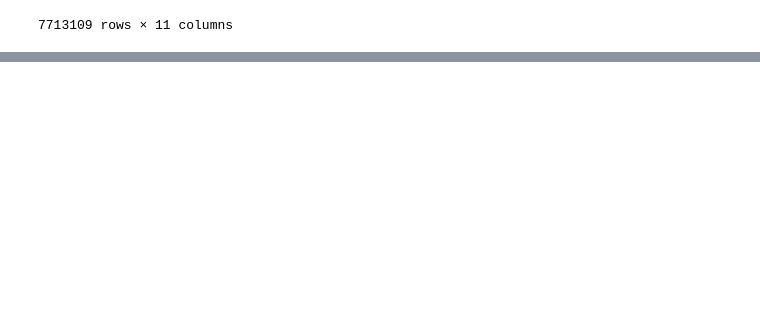
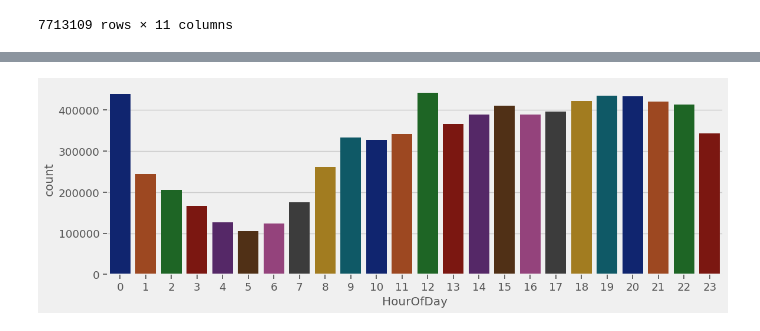
Before and after one commit to ruelanthonyb/Crime-Analysis-Project, a Jupyter notebook: Project 3 - Part 1 (Core).ipynb, the cells around one changed output, grey strips where cells are left out. Drawn from its saved outputs; the diff is of its cells as text; code cells hidden in the pictures; blank space fills up the shorter version.

```diff
--- a/Project 3 - Part 1 (Core).ipynb
+++ b/Project 3 - Part 1 (Core).ipynb
@@ -454,0 +475,4 @@ chicago_df
+# %%
+# create a year column
+chicago_df['Year'] = chicago_df.index.year
+chicago_df.head(3)
@@ -454,0 +505,5 @@ chicago_df
+# %%
+# extracting the month
+chicago_df['Month'] = chicago_df.index.month
+chicago_df['MonthName'] = chicago_df.index.month_name()
+chicago_df.head(3)
@@ -454,0 +534,5 @@ chicago_df
+# %%
+## adding day of week as both number & name
+chicago_df['DayOfWeek'] = chicago_df.index.day_name()
+chicago_df['DayNum'] = chicago_df.index.day_of_week
+chicago_df.head(3)
@@ -454,0 +558,4 @@ chicago_df
+# %%
+# adding hour of the day (12am=0)
+chicago_df['HourOfDay'] = chicago_df.index.hour
+chicago_df.head(3)
@@ -454,0 +568,4 @@ chicago_df
+# %%
+sns.countplot(data=chicago_df, x='HourOfDay',palette='dark');
+# %% [output]
+[figure, added]
```
Also changed, not shown: parts of 25 cells of this notebook.
